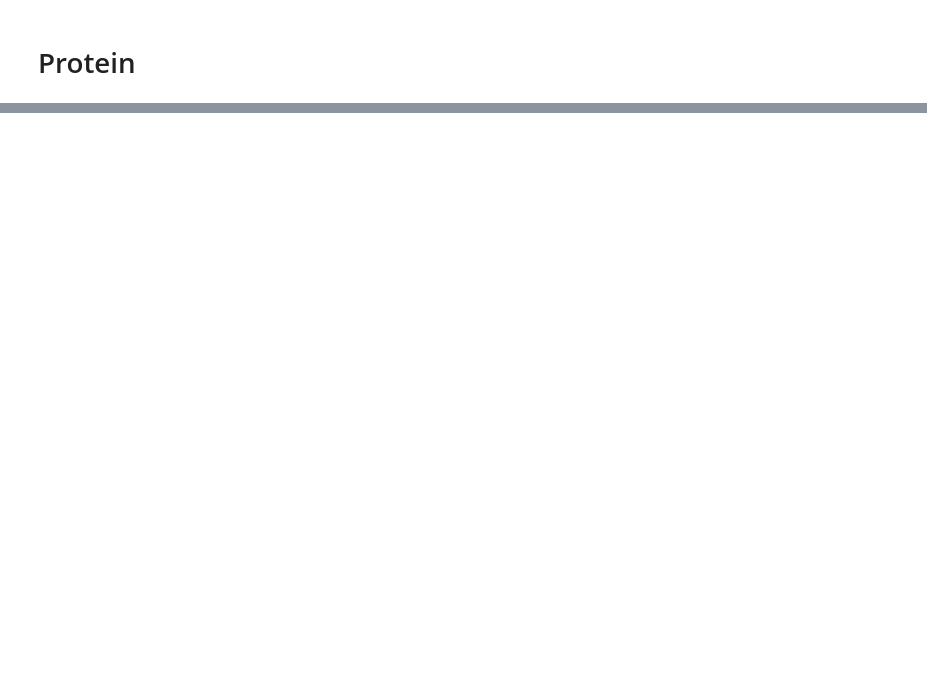
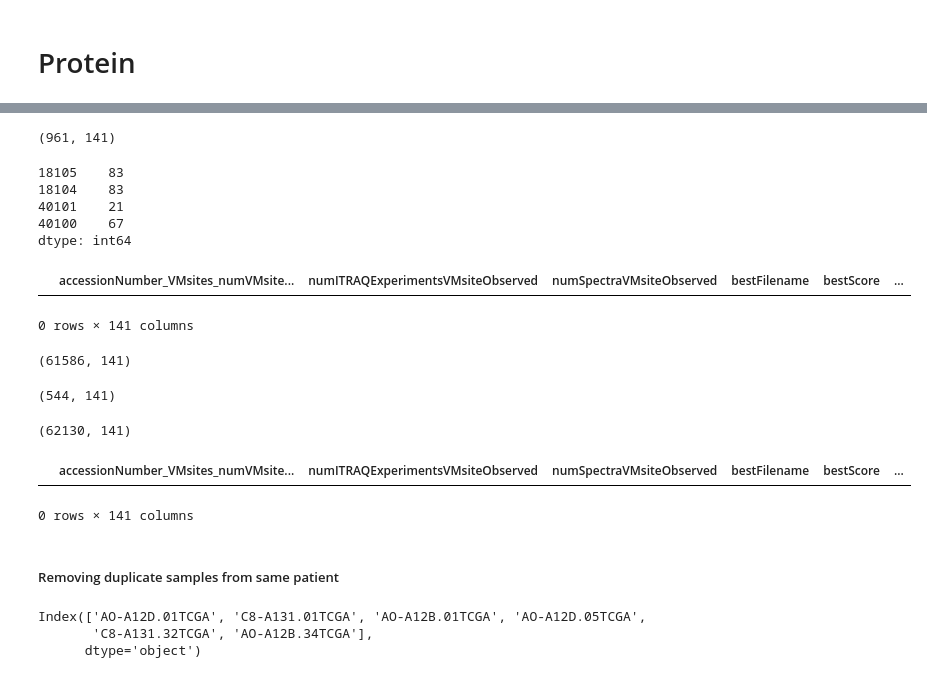
Before and after one commit to ruggleslab/blackSheep, a Jupyter notebook: vignettes/brca/reformatting_data.ipynb, the cells around one changed output, grey strips where cells are left out. Drawn from its saved outputs; the diff is of its cells as text; code cells hidden in the pictures; blank space fills up the shorter version.

```diff
--- a/vignettes/brca/reformatting_data.ipynb
+++ b/vignettes/brca/reformatting_data.ipynb
@@ -93,0 +129,2 @@ prot
+# %%
+phospho['index'] = phospho['accession_number']+'-'+phospho['variableSites']
@@ -93,0 +133,10 @@ prot
+# %%
+phospho['seq_len'] = phospho['sequence'].str.len()
+temp1 = phospho.loc[phospho['index'].duplicated(keep=False), :].sort_values('index')
+temp2 = temp1[temp1.groupby(by=['index'])['seq_len'].transform(max) == temp1['seq_len']]
+# %%
+temp2.shape
+# %% [output]
+(961, 141)
+# %%
+temp3 = temp2[temp2.groupby(by=['index'])['bestScore'].transform(max) == temp2['bestScore']]
@@ -93,0 +145,15 @@ prot
+# %%
+temp3[temp3['index'].duplicated(keep=False)][prot.columns[11:]].isnull().sum(axis=1)
+# %% [output]
+18105    83
+18104    83
+40101    21
+40100    67
+dtype: int64
+# %%
+temp3 = temp3.drop([18105, 40100], axis=0)
+# %%
+temp3[temp3['index'].duplicated(keep=False)]
+# %% [output]
+|  | accessionNumber_VMsites_numVMsite... | numITRAQExperimentsVMsiteObserved | numSpectraVMsiteObserved | bestFilename | bestScore | ... |
+0 rows × 141 columns
@@ -93,0 +162,12 @@ prot
+# %%
+phospho.shape
+# %% [output]
+(61586, 141)
+# %%
+temp3.shape
+# %% [output]
+(544, 141)
+# %%
+phospho.append(temp3).shape
+# %% [output]
+(62130, 141)
@@ -93,0 +176,5 @@ prot
+# %%
+phospho[phospho['index'].duplicated()]
+# %% [output]
+|  | accessionNumber_VMsites_numVMsite... | numITRAQExperimentsVMsiteObserved | numSpectraVMsiteObserved | bestFilename | bestScore | ... |
+0 rows × 141 columns
@@ -93,0 +183,2 @@ prot
+# %% [markdown]
+##### Removing duplicate samples from same patient
@@ -93,0 +187,6 @@ prot
+# %%
+phospho.columns[('TCGA-'+phospho.columns.str.split('.').str[0]).duplicated(keep=False)]
+# %% [output]
+Index(['AO-A12D.01TCGA', 'C8-A131.01TCGA', 'AO-A12B.01TCGA', 'AO-A12D.05TCGA',
+       'C8-A131.32TCGA', 'AO-A12B.34TCGA'],
+      dtype='object')
```
Also changed, not shown: parts of 61 cells of this notebook, 23 other files.
